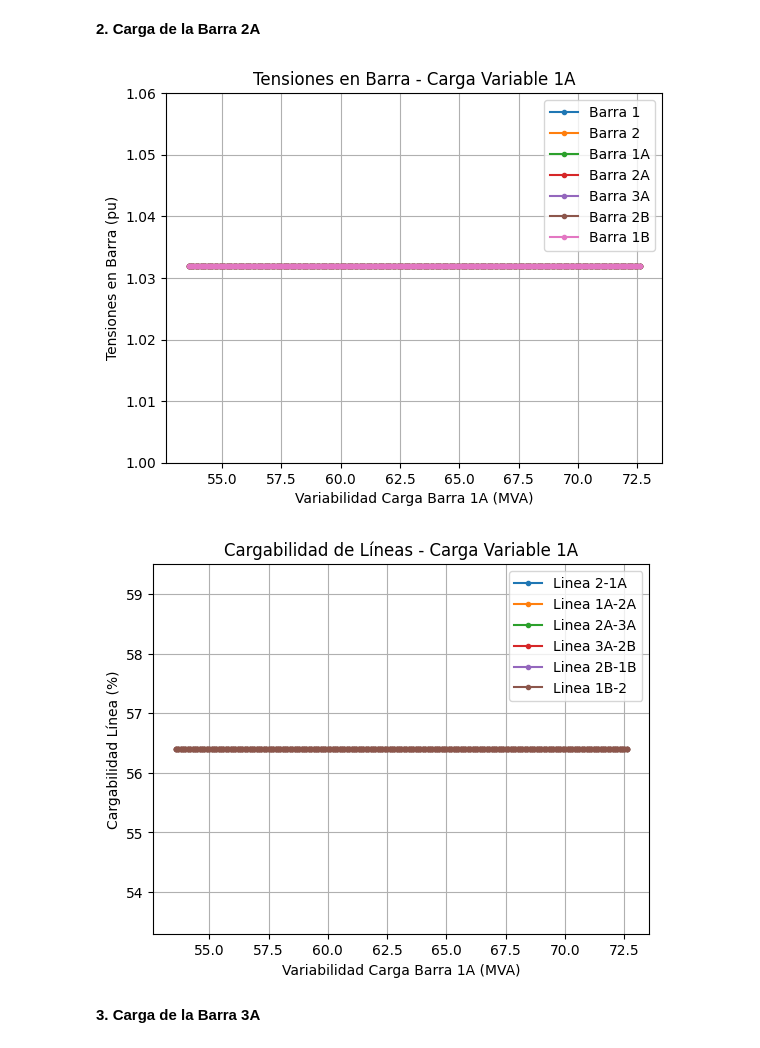
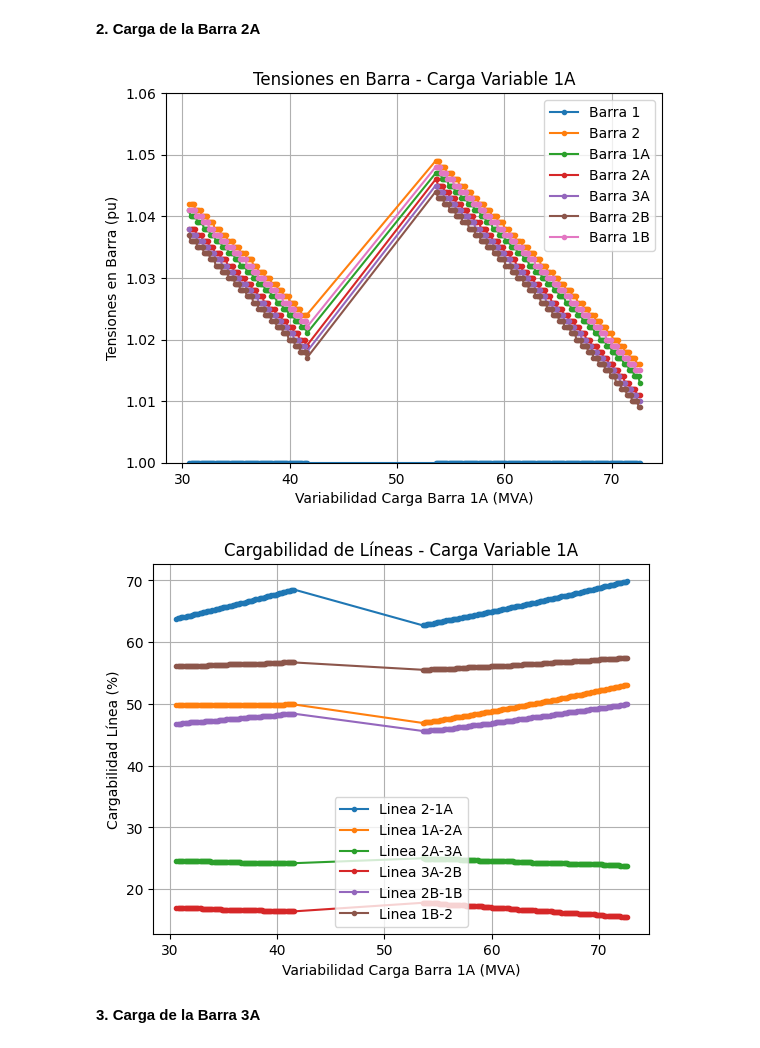
Before and after one commit to Subatchi/G5B_SEP1_S1_2024, a Jupyter notebook: TAREA I.ipynb, the cells around one changed output. Drawn from its saved outputs; the diff is of its cells as text; code cells hidden in the pictures.

```diff
--- a/TAREA I.ipynb
+++ b/TAREA I.ipynb
@@ -831,11 +855,11 @@ with open('SIMULACIONES/carga1B_line.pkl', 'wb') as f:
 import pickle
 import matplotlib.pyplot as plt
 #Se cargan archivos Simulados
-with open('SIMULACIONES/carga1A_potS.pkl', 'rb') as f:
+with open('SIMULACIONES/carga_1A_potS.pkl', 'rb') as f:
     S_1A = pickle.load(f)
-with open('SIMULACIONES/carga1A_bus.pkl', 'rb') as f:
+with open('SIMULACIONES/carga_1A_bus.pkl', 'rb') as f:
     BUS_1A = pickle.load(f)
-with open('SIMULACIONES/carga1A_line.pkl', 'rb') as f:
+with open('SIMULACIONES/carga_1A_line.pkl', 'rb') as f:
     LINE_1A = pickle.load(f)
 #GRAFICO DE TENSIONES EN BARRA
 Bus_p1A = []
@@ -892,11 +916,11 @@ plt.show()
 import pickle
 import matplotlib.pyplot as plt
 #Se cargan archivos Simulados
-with open('SIMULACIONES/carga2A_potS.pkl', 'rb') as f:
+with open('SIMULACIONES/carga_2A_potS.pkl', 'rb') as f:
     S_1A = pickle.load(f)
-with open('SIMULACIONES/carga2A_bus.pkl', 'rb') as f:
+with open('SIMULACIONES/carga_2A_bus.pkl', 'rb') as f:
     BUS_1A = pickle.load(f)
-with open('SIMULACIONES/carga2A_line.pkl', 'rb') as f:
+with open('SIMULACIONES/carga_2A_line.pkl', 'rb') as f:
     LINE_1A = pickle.load(f)
 #GRAFICO DE TENSIONES EN BARRA
 Bus_p1A = []
@@ -918,35 +942,35 @@ plt.title('Tensiones en Barra - Carga Variable 1A')
 plt.xlabel('Variabilidad Carga Barra 1A (MVA)')
 plt.ylabel('Tensiones en Barra (pu)')
 plt.ylim(1, 1.06)
 plt.grid(True)
 plt.legend()
 plt.show()
 #GRAFICO DE CARGABILIDAD DE LÍNEA
 Line_p1A = []
 Carg_p1A = []
 contx = 1
 for llave2 in LINE_1A.keys():
     a,b = LINE_1A[llave2]
     if contx == 1:
         Line_p1A = a
     Carg_p1A.append(b)
     contx = contx + 1
 for u in Line_p1A:
     carga_temp = []
     num_line = Line_p1A.index(u)
     for b in Carg_p1A:
         carga_temp.append(b[num_line])
     plt.plot(S_1A, carga_temp, marker='.', linestyle='-', label=u)
 plt.title('Cargabilidad de Líneas - Carga Variable 1A')
 plt.xlabel('Variabilidad Carga Barra 1A (MVA)')
 plt.ylabel('Cargabilidad Línea (%)')
 #plt.ylim(1, 1.06)
 plt.grid(True)
 plt.legend()
 plt.show()
 # %% [output]
-[figure, old version]
+[figure, new version]
-[figure, old version]
+[figure, new version]
 # %% [markdown]
 **3. Carga de la Barra 3A**
 # %%
```
Also changed, not shown: parts of 5 cells of this notebook, 30 other files.
